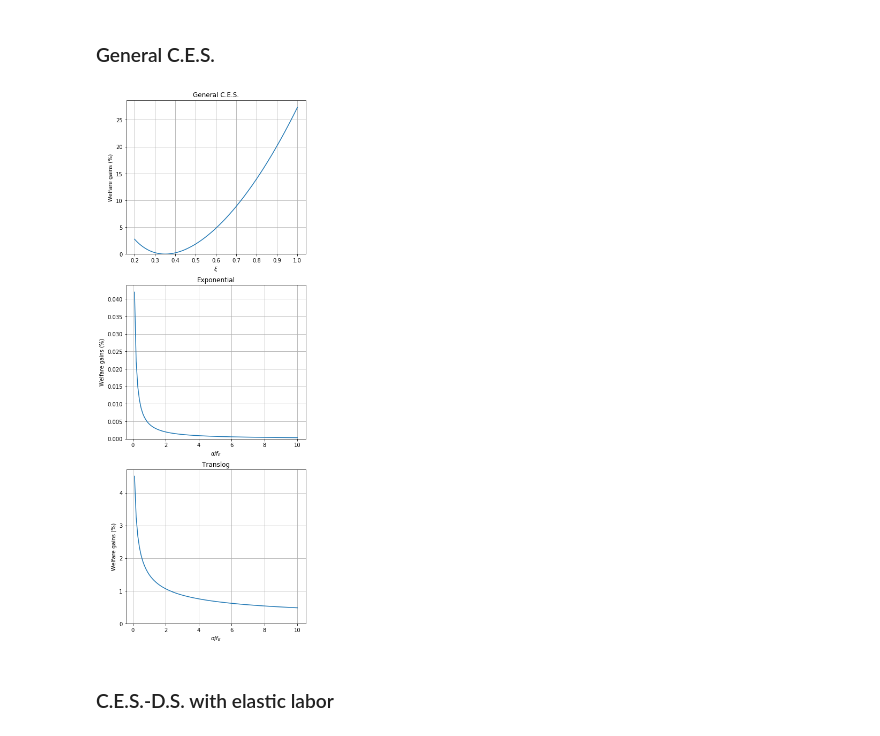
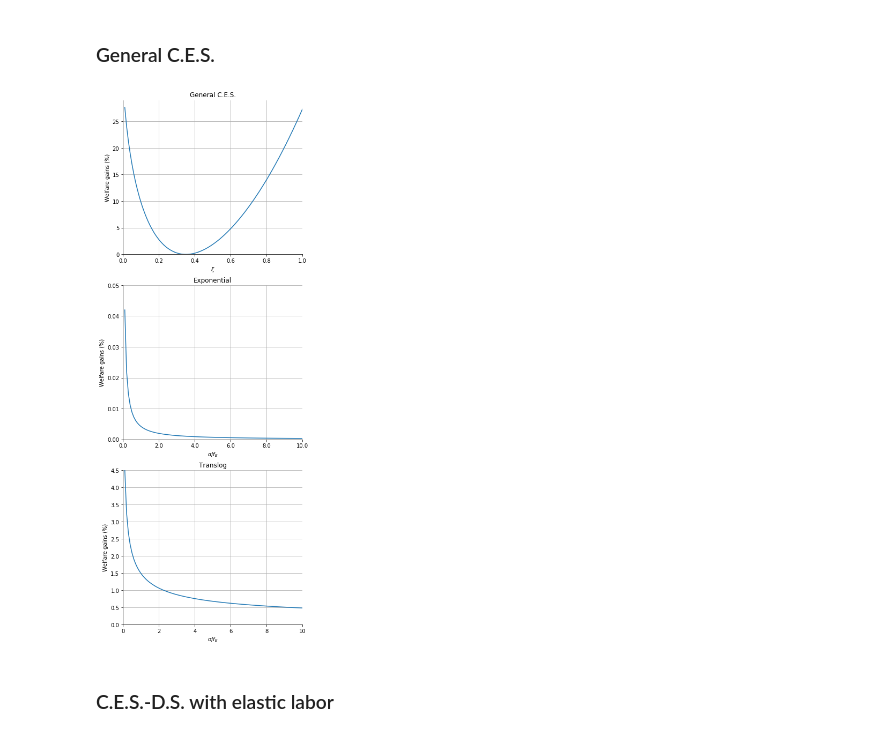
Before and after one commit to ezgioz/BGM, a Jupyter notebook: Produce graphs.ipynb, the cells around one changed output. Cells and saved outputs as stored; diff of their text form; code cells hidden in the pictures.

```diff
--- a/Produce graphs.ipynb
+++ b/Produce graphs.ipynb
@@ -32,7 +71,7 @@ N = 100 #Number of grid points for the free parameter range
 
 experiments = [
     ### Baseline model
-    dict(modfile='ces', freeparam='xi', range=(0.2,1.0,N)),
+    dict(modfile='ces', freeparam='xi', range=(0.01,1.0,N)),
     dict(modfile='exponential', freeparam='alpha', range=(0.1,10,N)),
     dict(modfile='translog',  freeparam='sigma', range=(0.1,10,N)),
 
@@ -92,39 +148,61 @@ df
 # %%
 fig = plt.figure(figsize=(6,18))
 
-plt.subplot(311)
+ax = plt.subplot(311)
 plt.plot(df['ces_xi'],df['ces_xi_gain'])
 plt.ylabel('Welfare gains (%)')
 plt.xlabel("$\\xi$")
 yl = plt.ylim()
 plt.ylim(0,yl[1])
 plt.title("General C.E.S.")
 plt.grid()
 # xlim(4,8)
 # ylim(0,0.2)
+#remove top and right borders
+ax.spines['top'].set_visible(False)
+ax.spines['right'].set_visible(False)
+plt.xlim(0,1)
 
-plt.subplot(312)
+ax = plt.subplot(312)
 plt.plot(df['exponential_alpha'],df['exponential_alpha_gain'])
 plt.grid()
 yl = plt.ylim()
 plt.ylim(0,yl[1])
 plt.title("Exponential")
 plt.xlabel("$\\alpha/ f_{E}$")
 plt.ylabel('Welfare gains (%)')
-plt.subplot(313)
+#remove top and right borders
+ax.spines['top'].set_visible(False)
+ax.spines['right'].set_visible(False)
+# Set axis decimals (too long by default)
+ax.xaxis.set_major_formatter(ticker.FormatStrFormatter('%0.1f'))
+# set axis ticks
+plt.xlim(0,10)
+plt.ylim(0,0.05)
+
+
+ax = plt.subplot(313)
 plt.plot(df['translog_sigma'],df['translog_sigma_gain'])
 plt.grid()
 yl = plt.ylim()
 plt.ylim(0,yl[1])
 plt.title("Translog")
 plt.xlabel("$\\sigma/ f_{E}$")
 plt.ylabel('Welfare gains (%)')
+#remove top and right borders
+ax.spines['top'].set_visible(False)
+ax.spines['right'].set_visible(False)
+# set axis ticks
+ax.yaxis.set_ticks(np.arange(0, 5, 0.5))
+plt.xlim(0,10)
+plt.ylim(0,4.5)
+
 
 plt.savefig('output/BGM_welfare_gains.png')
 plt.savefig('output/BGM_welfare_gains.pdf')
 plt.savefig('output/BGM_welfare_gains.svg')
 # %% [output]
-[figure, old version]
+[figure, new version]
 # %% [markdown]
 ### C.E.S.-D.S. with elastic labor
 # %%
```
Also changed, not shown: parts of 9 cells of this notebook, 4 other files.
